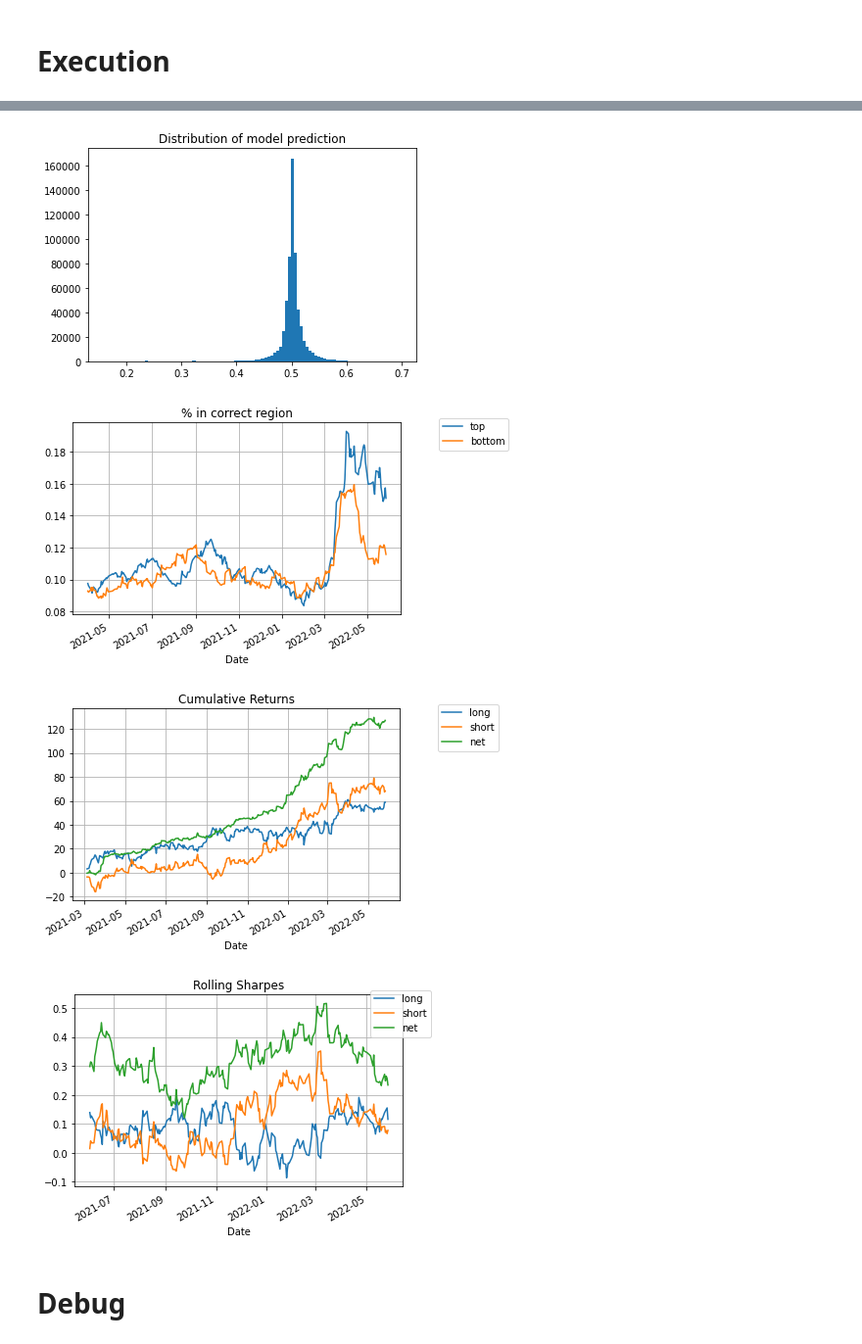
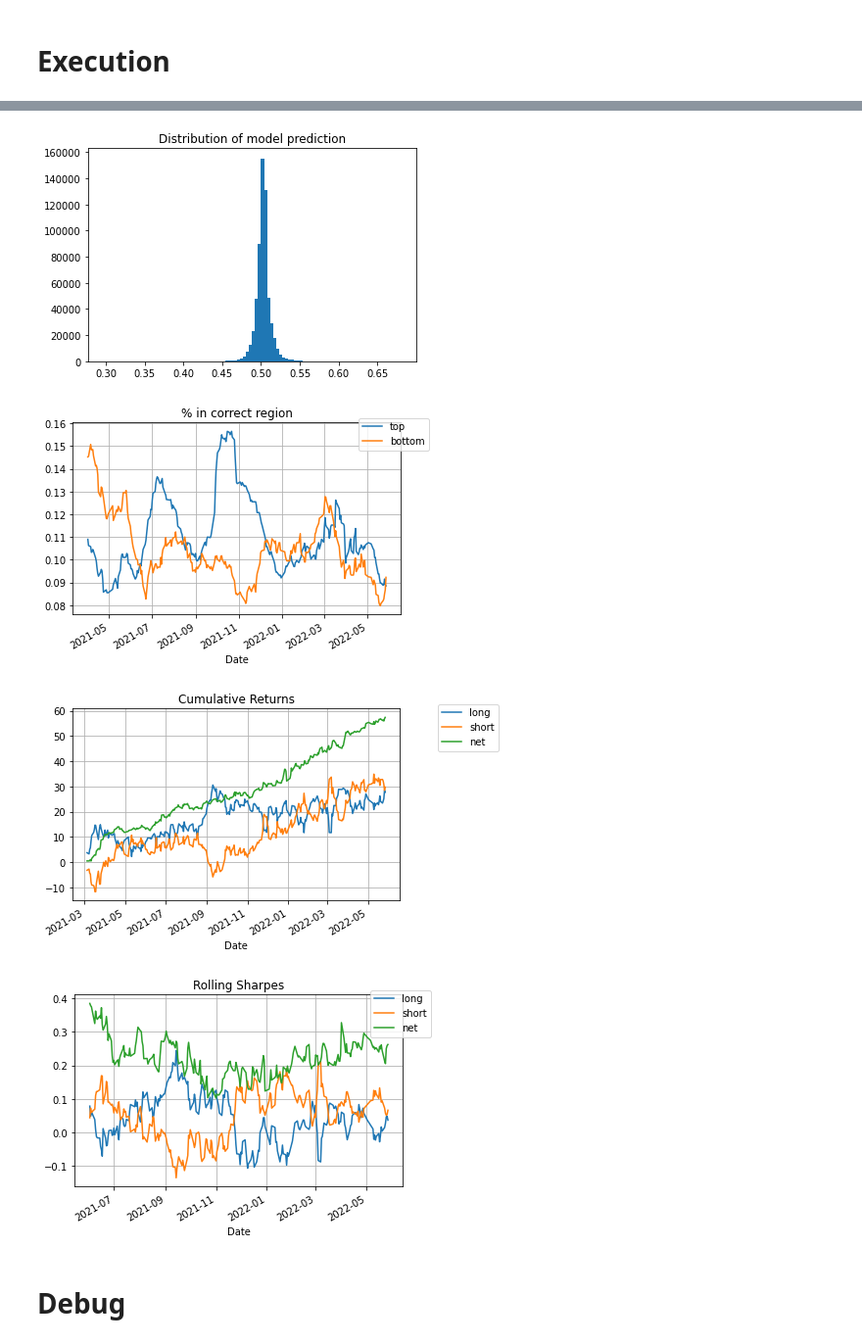
Before and after one commit to calebyung/JPX-Tokyo-Stock-Exchange-Prediction, a Jupyter notebook: jpx-model-lgbm-clf2.ipynb, the cells around one changed output, grey strips where cells are left out. Shown at 98% size. Cells and saved outputs as stored; diff of their text form; code cells hidden in the pictures.

Commit message:
Kaggle Notebook | JPX_Model_LGBM_Clf2 | Version 10

```diff
--- a/jpx-model-lgbm-clf2.ipynb
+++ b/jpx-model-lgbm-clf2.ipynb
@@ -560,10 +590,10 @@ def optimize_hp():
 # %% [markdown]
 # Signal Analysis
 # %%
-def analyze_signal(outputs):
-    df = pd.concat([x['df_pred_val'] for x in outputs])
+def analyze_signal(df):
+    # preprocess
     df.Date = pd.to_datetime(df.Date)
-    df['rank_pred'] = df.groupby('Date').pred_model.rank(method='first',ascending=False)
+    df['rank_pred'] = df.groupby('Date').pred_model.rank(method='first',ascending=True)
     df['rank_true'] = df.groupby('Date').target_train.rank(method='first',ascending=True)
 
     # distribution of model prediction
@@ -833,8 +796,11 @@ params = {'selected_feats': selected_feats,
           'early_stopping_rounds': EARLY_STOPPING_ROUNDS_REFIT}
 
 outputs = []
-for fold in range(N_FOLD):
-    outputs.append(train_model(fold, params, 'normal'))
+for seed in SEEDS:
+    SEED = int(seed)
+    full_data = full_data.groupby(['fold','trn_val']).sample(frac=1.0, random_state=SEED)
+    for fold in range(N_FOLD):
+        outputs.append(train_model(fold, params, 'normal'))
 
 cv_score = np.mean([x['best_score_'] for x in outputs])
 cv_sharpe = np.mean([x['sharpe']['val'] for x in outputs])
@@ -845,8 +811,4 @@ log(f"Folds scores: {[x['best_score_'] for x in outputs]}")
 log(f"Folds sharpes: {[x['sharpe']['val'] for x in outputs]}")
 log(f'CV score: {cv_score}')
 log(f'CV sharpe: {cv_sharpe}')
-
-# export validation df
-df_pred_val = pd.concat([x['df_pred_val'] for x in outputs]).reset_index(drop=True)
-df_pred_val.to_feather('df_pred_val')
 # %% [output]
@@ -859,0 +822,8 @@ df_pred_val.to_feather('df_pred_val')
+# %%
+'''
+Signal Analysis (before optimization)
+'''
+df_pred_val = pd.concat([x['df_pred_val'] for x in outputs]).reset_index(drop=True)
+df_pred_val = df_pred_val.groupby(['RowId','Date','SecuritiesCode']).mean().reset_index()
+df_pred_val['Rank'] = df_pred_val.groupby('Date').pred_model.rank(method='first', ascending=False).astype(int) - 1
+analyze_signal(df_pred_val)
@@ -860,6 +924,6 @@ df_pred_val.to_feather('df_pred_val')
 # %%
 '''
-Signal Analysis
+Signal Analysis (after optimization)
 '''
-analyze_signal(outputs)
+analyze_signal(df_pred_val)
 # %% [output]
@@ -874,6 +938,6 @@ analyze_signal(outputs)
-[figure, old version]
+[figure, new version]
-[figure, old version]
+[figure, new version]
-[figure, old version]
+[figure, new version]
-[figure, old version]
+[figure, new version]
 # %% [markdown]
 # Debug
```
Also changed, not shown: parts of 12 cells of this notebook.
